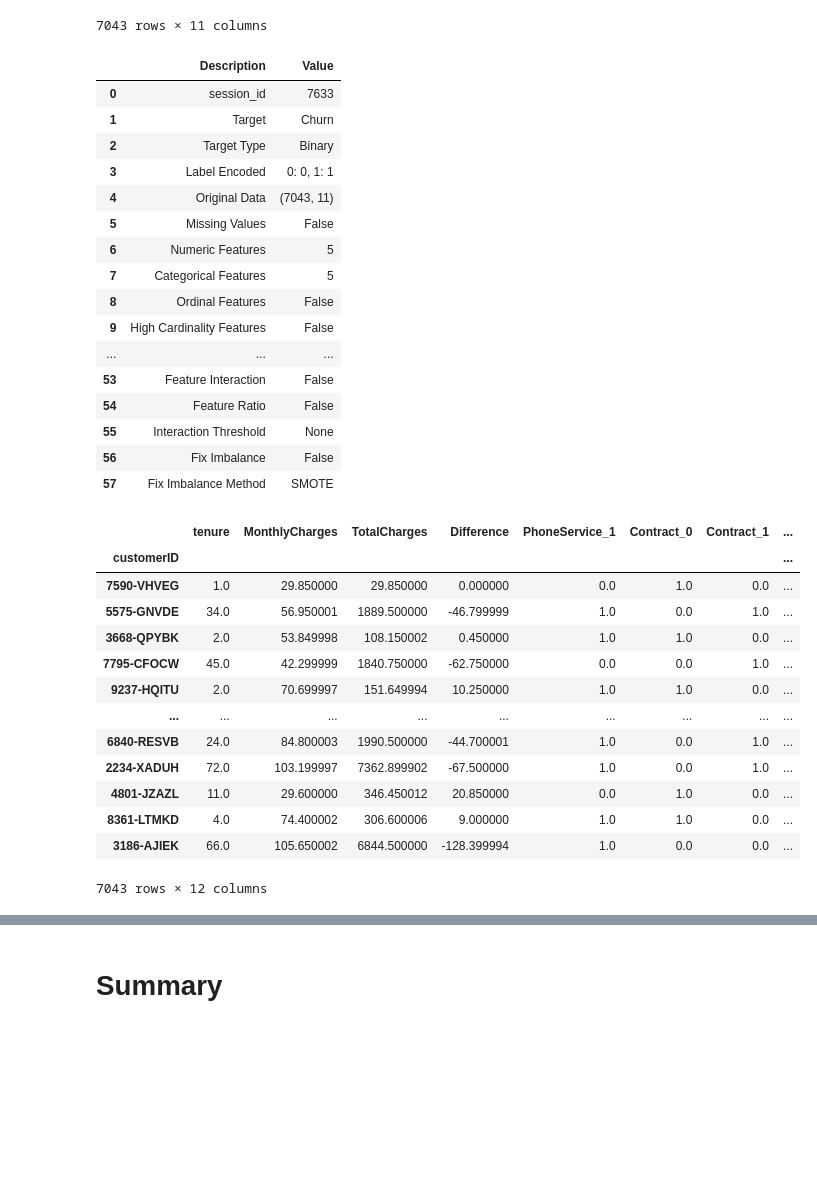
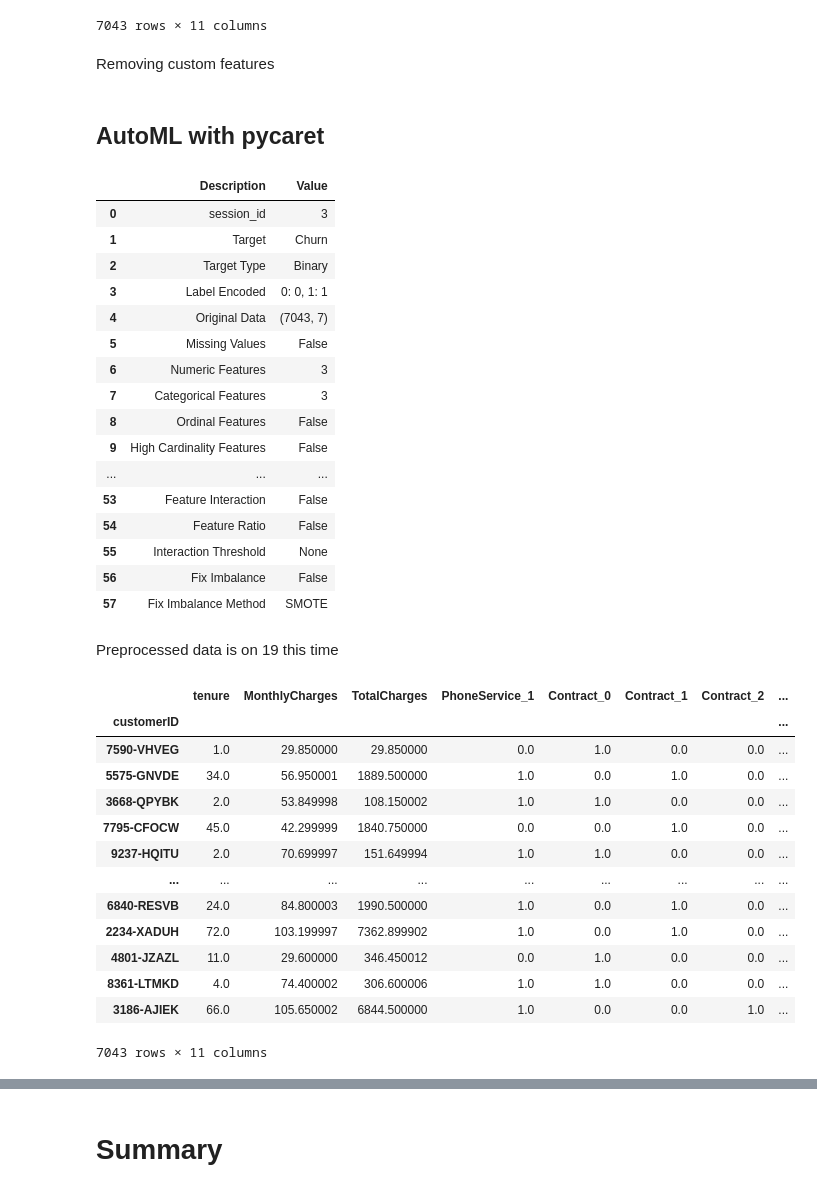
Before and after one commit to kodama3d/msds_600_week5, a Jupyter notebook: MSDS600_wk5_Segawa.ipynb, the cells around one changed output, grey strips where cells are left out. Drawn from its saved outputs; the diff is of its cells as text; code cells hidden in the pictures; blank space fills up the shorter version.

```diff
--- a/MSDS600_wk5_Segawa.ipynb
+++ b/MSDS600_wk5_Segawa.ipynb
@@ -38,20 +40,29 @@ df
 | 8361-LTMKD | 4.0 | 1 | 0 | 1 | 74.40 | 306.60 | 1 | 1 | ... |
 | 3186-AJIEK | 66.0 | 1 | 2 | 2 | 105.65 | 6844.50 | 0 | 0 | ... |
 7043 rows × 11 columns
+# %% [markdown]
+Removing custom features
+# %%
+df.drop('NoContract', axis=1, inplace=True)
+df.drop('ElectronicCheck', axis=1, inplace=True)
+df.drop('Difference', axis=1, inplace=True)
+df.drop('MonthlyRatio', axis=1, inplace=True)
+# %% [markdown]
+## AutoML with pycaret
 # %%
 from pycaret.classification import setup, compare_models, predict_model, save_model, load_model
 # %%
-automl = setup(df, target='Churn')
+automl = setup(df, target = 'Churn', session_id = 3)
 # %% [output]
 |  | Description | Value |
-| 0 | session_id | 7633 |
+| 0 | session_id | 3 |
 | 1 | Target | Churn |
 | 2 | Target Type | Binary |
 | 3 | Label Encoded | 0: 0, 1: 1 |
-| 4 | Original Data | (7043, 11) |
+| 4 | Original Data | (7043, 7) |
 | 5 | Missing Values | False |
-| 6 | Numeric Features | 5 |
-| 7 | Categorical Features | 5 |
+| 6 | Numeric Features | 3 |
+| 7 | Categorical Features | 3 |
 | 8 | Ordinal Features | False |
 | 9 | High Cardinality Features | False |
 | ... | ... | ... |
@@ -60,20 +71,22 @@ automl = setup(df, target='Churn')
 | 55 | Interaction Threshold | None |
 | 56 | Fix Imbalance | False |
 | 57 | Fix Imbalance Method | SMOTE |
+# %% [markdown]
+Preprocessed data is on 19 this time
 # %%
-automl[6]
+automl[19]
 # %% [output]
-|  | tenure | MonthlyCharges | TotalCharges | Difference | PhoneService_1 | Contract_0 | Contract_1 | ... |
+|  | tenure | MonthlyCharges | TotalCharges | PhoneService_1 | Contract_0 | Contract_1 | Contract_2 | ... |
 | customerID |  |  |  |  |  |  |  | ... |
-| 7590-VHVEG | 1.0 | 29.850000 | 29.850000 | 0.000000 | 0.0 | 1.0 | 0.0 | ... |
-| 5575-GNVDE | 34.0 | 56.950001 | 1889.500000 | -46.799999 | 1.0 | 0.0 | 1.0 | ... |
-| 3668-QPYBK | 2.0 | 53.849998 | 108.150002 | 0.450000 | 1.0 | 1.0 | 0.0 | ... |
-| 7795-CFOCW | 45.0 | 42.299999 | 1840.750000 | -62.750000 | 0.0 | 0.0 | 1.0 | ... |
-| 9237-HQITU | 2.0 | 70.699997 | 151.649994 | 10.250000 | 1.0 | 1.0 | 0.0 | ... |
+| 7590-VHVEG | 1.0 | 29.850000 | 29.850000 | 0.0 | 1.0 | 0.0 | 0.0 | ... |
+| 5575-GNVDE | 34.0 | 56.950001 | 1889.500000 | 1.0 | 0.0 | 1.0 | 0.0 | ... |
+| 3668-QPYBK | 2.0 | 53.849998 | 108.150002 | 1.0 | 1.0 | 0.0 | 0.0 | ... |
+| 7795-CFOCW | 45.0 | 42.299999 | 1840.750000 | 0.0 | 0.0 | 1.0 | 0.0 | ... |
+| 9237-HQITU | 2.0 | 70.699997 | 151.649994 | 1.0 | 1.0 | 0.0 | 0.0 | ... |
 | ... | ... | ... | ... | ... | ... | ... | ... | ... |
-| 6840-RESVB | 24.0 | 84.800003 | 1990.500000 | -44.700001 | 1.0 | 0.0 | 1.0 | ... |
-| 2234-XADUH | 72.0 | 103.199997 | 7362.899902 | -67.500000 | 1.0 | 0.0 | 1.0 | ... |
-| 4801-JZAZL | 11.0 | 29.600000 | 346.450012 | 20.850000 | 0.0 | 1.0 | 0.0 | ... |
-| 8361-LTMKD | 4.0 | 74.400002 | 306.600006 | 9.000000 | 1.0 | 1.0 | 0.0 | ... |
-| 3186-AJIEK | 66.0 | 105.650002 | 6844.500000 | -128.399994 | 1.0 | 0.0 | 0.0 | ... |
+| 6840-RESVB | 24.0 | 84.800003 | 1990.500000 | 1.0 | 0.0 | 1.0 | 0.0 | ... |
+| 2234-XADUH | 72.0 | 103.199997 | 7362.899902 | 1.0 | 0.0 | 1.0 | 0.0 | ... |
+| 4801-JZAZL | 11.0 | 29.600000 | 346.450012 | 0.0 | 1.0 | 0.0 | 0.0 | ... |
+| 8361-LTMKD | 4.0 | 74.400002 | 306.600006 | 1.0 | 1.0 | 0.0 | 0.0 | ... |
+| 3186-AJIEK | 66.0 | 105.650002 | 6844.500000 | 1.0 | 0.0 | 0.0 | 1.0 | ... |
-7043 rows × 12 columns
+7043 rows × 11 columns
```
Also changed, not shown: parts of 26 cells of this notebook, 4 other files.
